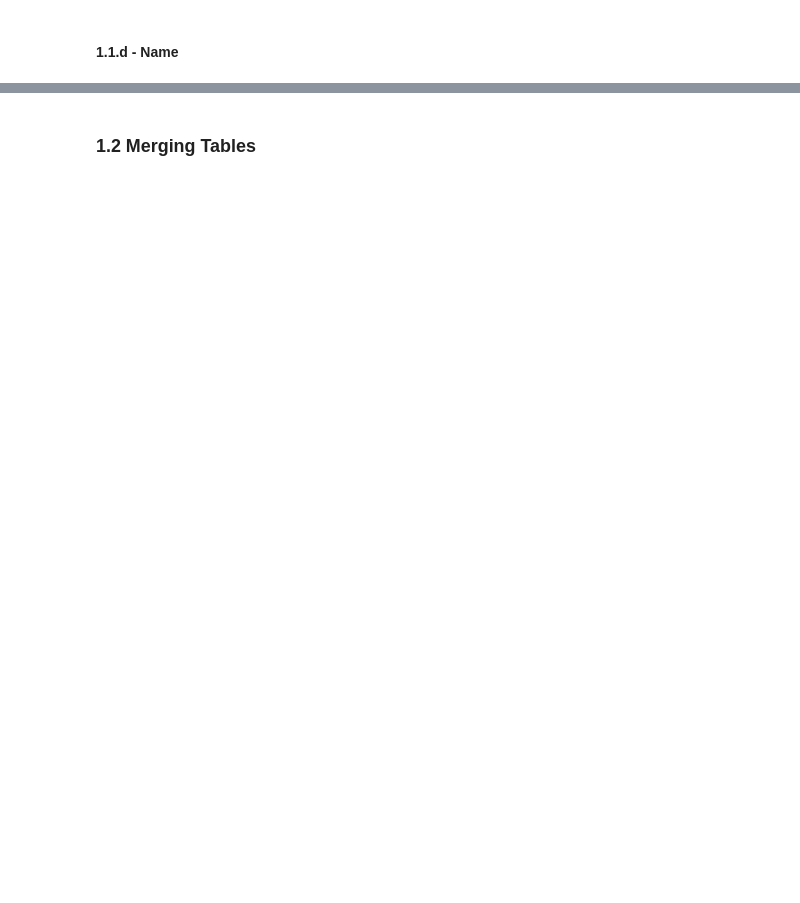
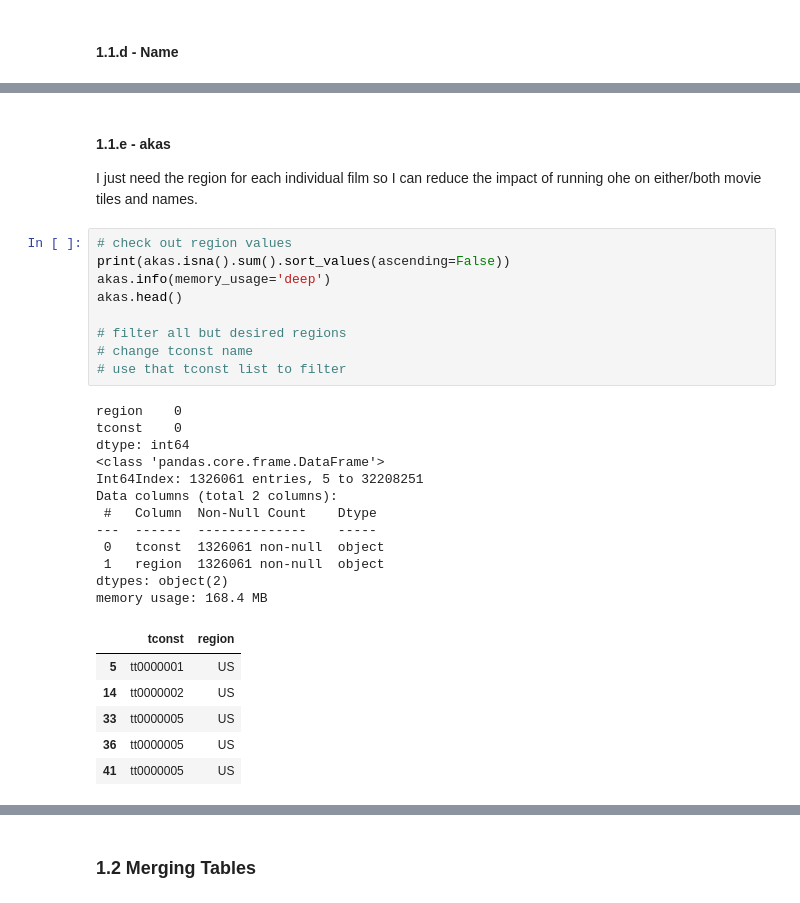
Before and after one commit to 333Kenji/IMDB_KMeans, a Jupyter notebook: Notebooks/KMeans.ipynb, the cells around one changed output, grey strips where cells are left out. Drawn from its saved outputs; the diff is of its cells as text; blank space fills up the shorter version.

```diff
--- a/Notebooks/KMeans.ipynb
+++ b/Notebooks/KMeans.ipynb
@@ -114,0 +251,31 @@ name.head()
+# %% [markdown]
+#### 1.1.e - akas
+I just need the region for each individual film so I can reduce the impact of running ohe on either/both movie tiles and names.
+# %%
+# check out region values
+print(akas.isna().sum().sort_values(ascending=False))
+akas.info(memory_usage='deep')
+akas.head()
+
+# filter all but desired regions
+# change tconst name
+# use that tconst list to filter
+# %% [output]
+region    0
+tconst    0
+dtype: int64
+<class 'pandas.core.frame.DataFrame'>
+Int64Index: 1326061 entries, 5 to 32208251
+Data columns (total 2 columns):
+ #   Column  Non-Null Count    Dtype
+---  ------  --------------    -----
+ 0   tconst  1326061 non-null  object
+ 1   region  1326061 non-null  object
+dtypes: object(2)
+memory usage: 168.4 MB
+|  | tconst | region |
+| 5 | tt0000001 | US |
+| 14 | tt0000002 | US |
+| 33 | tt0000005 | US |
+| 36 | tt0000005 | US |
+| 41 | tt0000005 | US |
```
Also changed, not shown: parts of 55 cells of this notebook, 1 other file.
